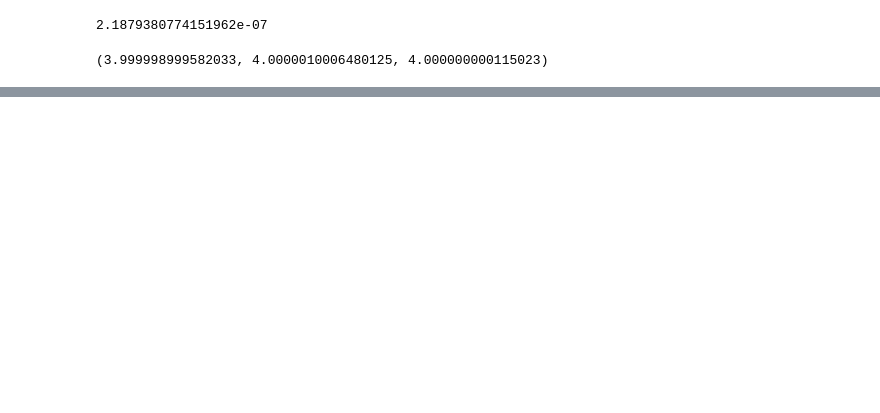
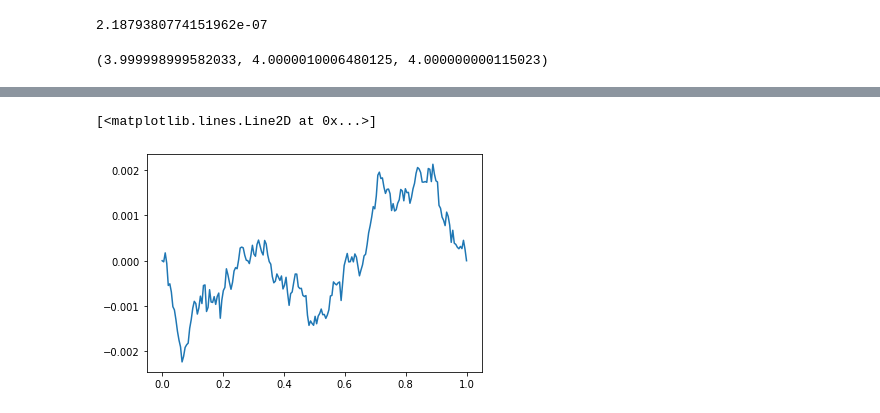
Before and after one commit to mk314k/Polynomial, a Jupyter notebook: newton.ipynb, the cells around one changed output, grey strips where cells are left out. Saved outputs shown, nothing was run; the diff lists cells and outputs as text; code cells hidden in the pictures; blank space fills up the shorter version.

```diff
--- a/newton.ipynb
+++ b/newton.ipynb
@@ -75,0 +273,12 @@ p(5)
+# %%
+X = [random.random() for _ in range(10000)]
+X = np.array(X)
+F = lambda x: (X < x).mean()
+x = np.linspace(0,1,200)
+y = np.array([F(a) for a in x])
+# %%
+plt.plot(x,u)
+# plt.plot(x,x)
+# %% [output]
+[<matplotlib.lines.Line2D at 0x...>]
+[figure, added]
```
Also changed, not shown: parts of 20 cells of this notebook.
